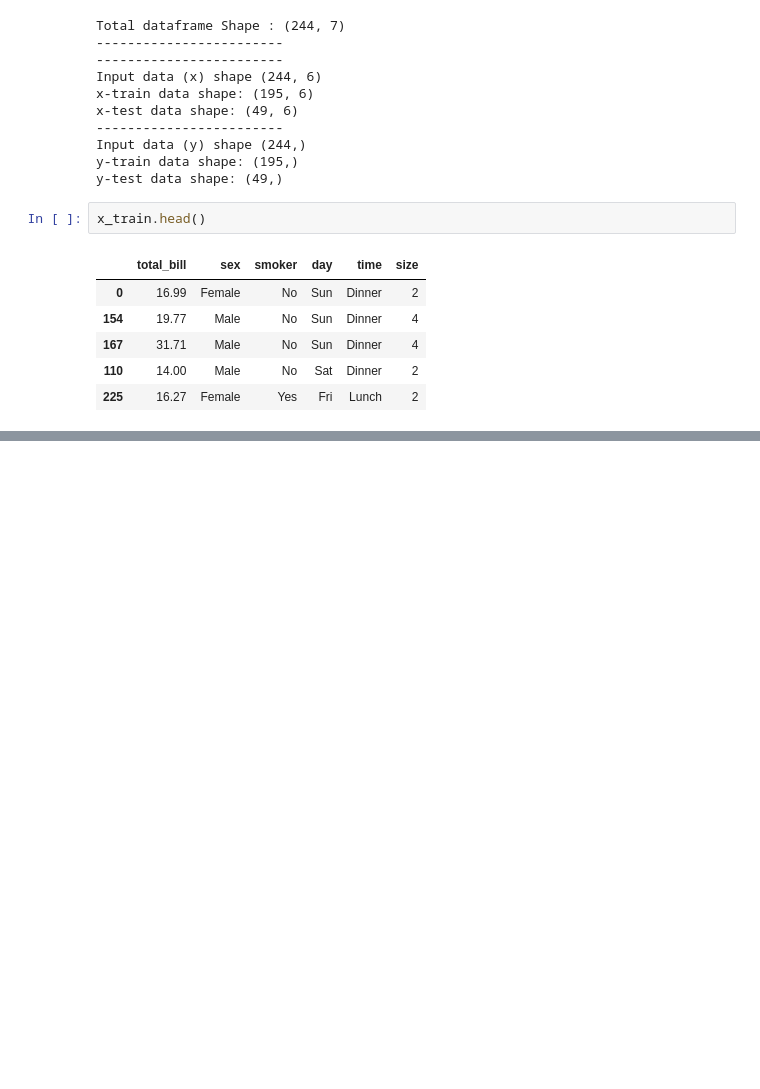
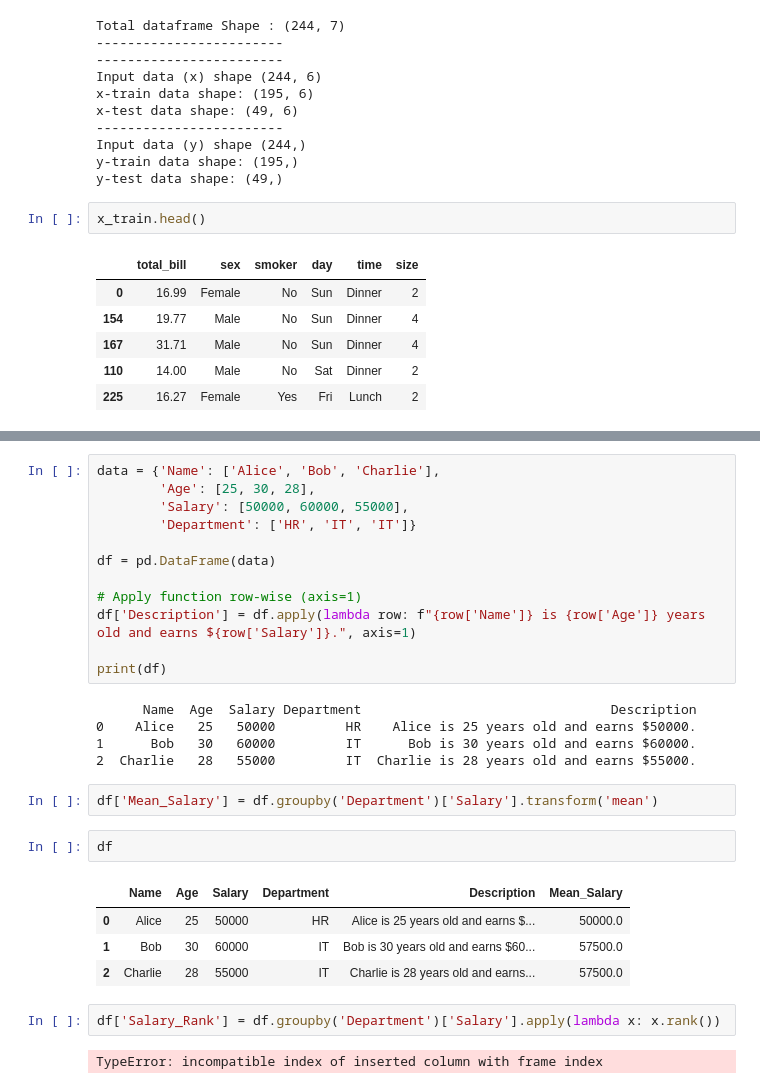
Before and after one commit to ashutosh414/Python-from-beginning, a Jupyter notebook: Day032_DataDividation.ipynb, the cells around one changed output, grey strips where cells are left out. Cells and saved outputs as stored; diff of their text form; blank space fills up the shorter version.

```diff
--- a/Day032_DataDividation.ipynb
+++ b/Day032_DataDividation.ipynb
@@ -233,0 +357,30 @@ x_train.head()
+# %%
+data = {'Name': ['Alice', 'Bob', 'Charlie'],
+        'Age': [25, 30, 28],
+        'Salary': [50000, 60000, 55000],
+        'Department': ['HR', 'IT', 'IT']}
+
+df = pd.DataFrame(data)
+
+# Apply function row-wise (axis=1)
+df['Description'] = df.apply(lambda row: f"{row['Name']} is {row['Age']} years old and earns ${row['Salary']}.", axis=1)
+
+print(df)
+# %% [output]
+      Name  Age  Salary Department                                Description
+0    Alice   25   50000         HR    Alice is 25 years old and earns $50000.
+1      Bob   30   60000         IT      Bob is 30 years old and earns $60000.
+2  Charlie   28   55000         IT  Charlie is 28 years old and earns $55000.
+# %%
+df['Mean_Salary'] = df.groupby('Department')['Salary'].transform('mean')
+# %%
+df
+# %% [output]
+|  | Name | Age | Salary | Department | Description | Mean_Salary |
+| 0 | Alice | 25 | 50000 | HR | Alice is 25 years old and earns $... | 50000.0 |
+| 1 | Bob | 30 | 60000 | IT | Bob is 30 years old and earns $60... | 57500.0 |
+| 2 | Charlie | 28 | 55000 | IT | Charlie is 28 years old and earns... | 57500.0 |
+# %%
+df['Salary_Rank'] = df.groupby('Department')['Salary'].apply(lambda x: x.rank())
+# %% [output]
+TypeError: incompatible index of inserted column with frame index
```
Also changed, not shown: parts of 8 cells of this notebook.
